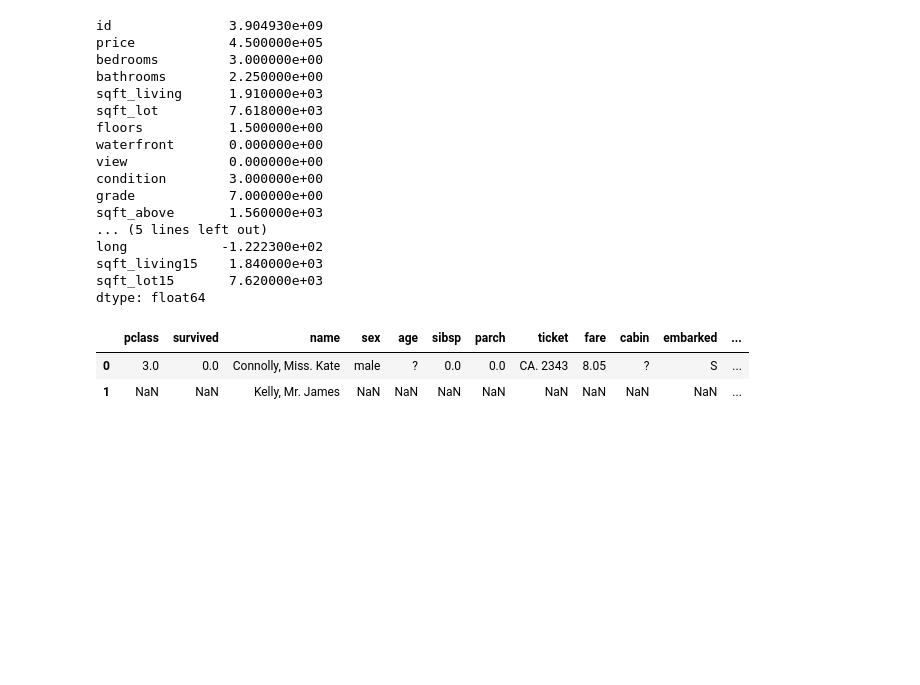
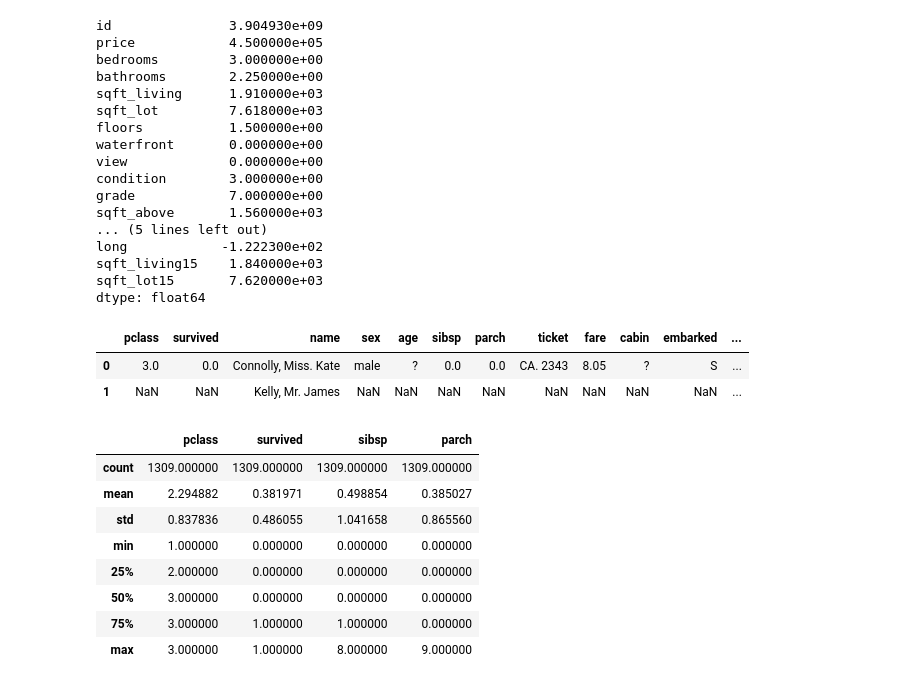
Before and after one commit to the-javascript-jedi/python-projects, a Jupyter notebook: colt-steele/data-analysis-visualization/s_5_basic_dataframe_methods/dataframe_analysis.ipynb, the cells around one changed output. Saved outputs shown, nothing was run; the diff lists cells and outputs as text; code cells hidden in the pictures; blank space fills up the shorter version.

```diff
--- a/colt-steele/data-analysis-visualization/s_5_basic_dataframe_methods/dataframe_analysis.ipynb
+++ b/colt-steele/data-analysis-visualization/s_5_basic_dataframe_methods/dataframe_analysis.ipynb
@@ -207,3 +207,15 @@ titanic.mode()
 |  | pclass | survived | name | sex | age | sibsp | parch | ticket | fare | cabin | embarked | ... |
 | 0 | 3.0 | 0.0 | Connolly, Miss. Kate | male | ? | 0.0 | 0.0 | CA. 2343 | 8.05 | ? | S | ... |
 | 1 | NaN | NaN | Kelly, Mr. James | NaN | NaN | NaN | NaN | NaN | NaN | NaN | NaN | ... |
+# %%
+titanic.describe()
+# %% [output]
+|  | pclass | survived | sibsp | parch |
+| count | 1309.000000 | 1309.000000 | 1309.000000 | 1309.000000 |
+| mean | 2.294882 | 0.381971 | 0.498854 | 0.385027 |
+| std | 0.837836 | 0.486055 | 1.041658 | 0.865560 |
+| min | 1.000000 | 0.000000 | 0.000000 | 0.000000 |
+| 25% | 2.000000 | 0.000000 | 0.000000 | 0.000000 |
+| 50% | 3.000000 | 0.000000 | 0.000000 | 0.000000 |
+| 75% | 3.000000 | 1.000000 | 1.000000 | 0.000000 |
+| max | 3.000000 | 1.000000 | 8.000000 | 9.000000 |
```
Also changed, not shown: parts of 3 cells of this notebook.
